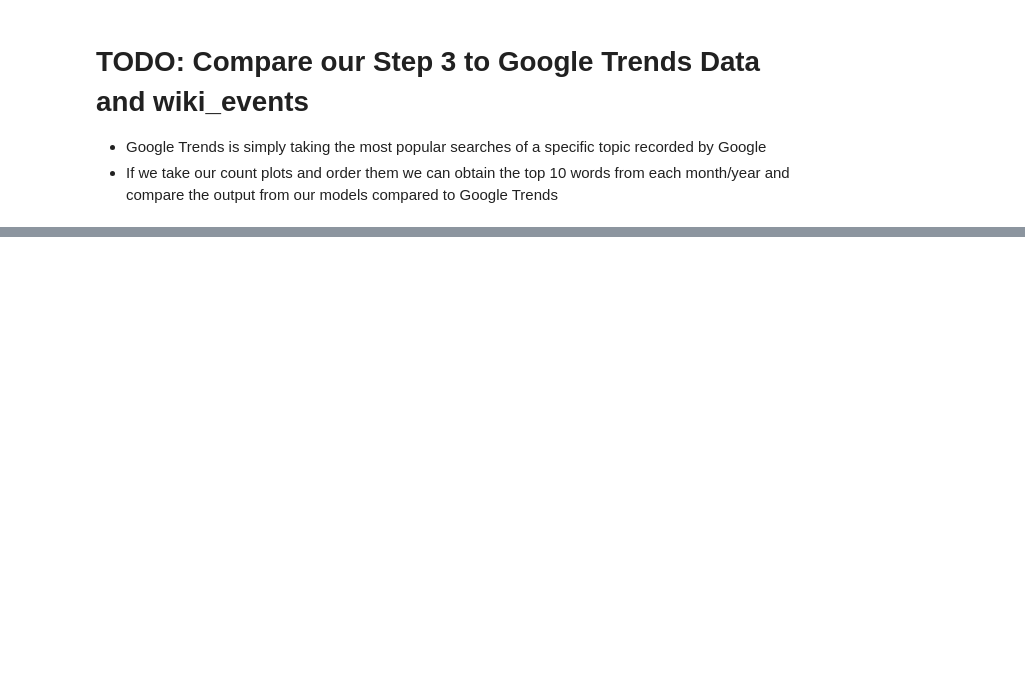
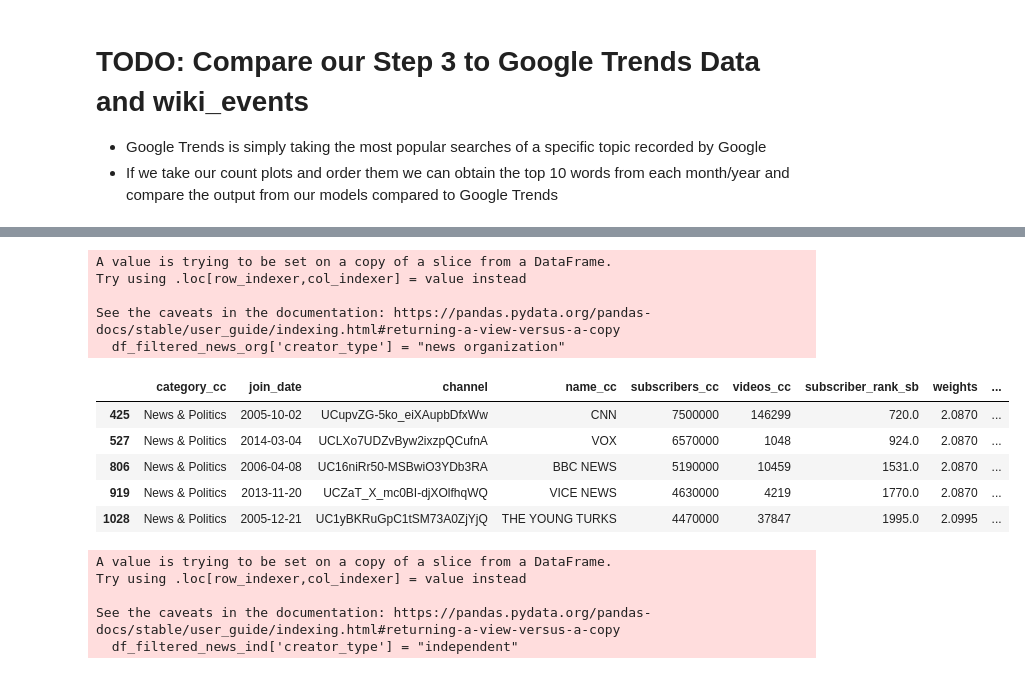
Before and after one commit to epfl-ada/ada-2022-project-chromegoldfish, a Jupyter notebook: src/data-explore.ipynb, the cells around one changed output, grey strips where cells are left out. Drawn from its saved outputs; the diff is of its cells as text; code cells hidden in the pictures; blank space fills up the shorter version.

```diff
--- a/src/data-explore.ipynb
+++ b/src/data-explore.ipynb
@@ -1344,0 +1387,5 @@ Cluster 199: us google wlwt instagram like
+# %%
+# make a copy to make the list upper case'
+temp1 = df_news.copy()
+temp1['mainstream news organizations'] = temp1['mainstream news organizations'].str.upper()
+temp1.head(30)
@@ -1344,0 +1410,4 @@ Cluster 199: us google wlwt instagram like
+# %%
+# Channels data set
+df_channels = pd.read_csv('../datasets/df_channels_en.tsv', compression="infer", sep="\t")
+df_channels.head()
@@ -1344,0 +1421,34 @@ Cluster 199: us google wlwt instagram like
+# %%
+# Keep channels that are in the category 'News & Politics'
+df_filtered_channels = df_channels[( df_channels['category_cc']=='News & Politics')]
+# %%
+# make a copy to make the column 'name_cc' upper case
+temp2 = df_filtered_channels.copy()
+temp2['name_cc'] = temp2['name_cc'].str.upper()
+# %%
+# Create a DataFrame that only contains major new organizations data
+df_filtered_news_org = temp2[temp2['name_cc'].isin(temp1['mainstream news organizations'])]
+df_filtered_news_org['creator_type'] = "news organization"
+df_filtered_news_org.head()
+# %% [output]
+A value is trying to be set on a copy of a slice from a DataFrame.
+Try using .loc[row_indexer,col_indexer] = value instead
+
+See the caveats in the documentation: https://pandas.pydata.org/pandas-docs/stable/user_guide/indexing.html#returning-a-view-versus-a-copy
+  df_filtered_news_org['creator_type'] = "news organization"
+|  | category_cc | join_date | channel | name_cc | subscribers_cc | videos_cc | subscriber_rank_sb | weights | ... |
+| 425 | News & Politics | 2005-10-02 | UCupvZG-5ko_eiXAupbDfxWw | CNN | 7500000 | 146299 | 720.0 | 2.0870 | ... |
+| 527 | News & Politics | 2014-03-04 | UCLXo7UDZvByw2ixzpQCufnA | VOX | 6570000 | 1048 | 924.0 | 2.0870 | ... |
+| 806 | News & Politics | 2006-04-08 | UC16niRr50-MSBwiO3YDb3RA | BBC NEWS | 5190000 | 10459 | 1531.0 | 2.0870 | ... |
+| 919 | News & Politics | 2013-11-20 | UCZaT_X_mc0BI-djXOlfhqWQ | VICE NEWS | 4630000 | 4219 | 1770.0 | 2.0870 | ... |
+| 1028 | News & Politics | 2005-12-21 | UC1yBKRuGpC1tSM73A0ZjYjQ | THE YOUNG TURKS | 4470000 | 37847 | 1995.0 | 2.0995 | ... |
+# %%
+# Create a DataFrame that contains the rest(independent content creators)
+df_filtered_news_ind = temp2[~temp2['name_cc'].isin(temp1['mainstream news organizations'])]
+df_filtered_news_ind['creator_type'] = "independent"
+# %% [output]
+A value is trying to be set on a copy of a slice from a DataFrame.
+Try using .loc[row_indexer,col_indexer] = value instead
+
+See the caveats in the documentation: https://pandas.pydata.org/pandas-docs/stable/user_guide/indexing.html#returning-a-view-versus-a-copy
+  df_filtered_news_ind['creator_type'] = "independent"
```
Also changed, not shown: parts of 14 cells of this notebook.
